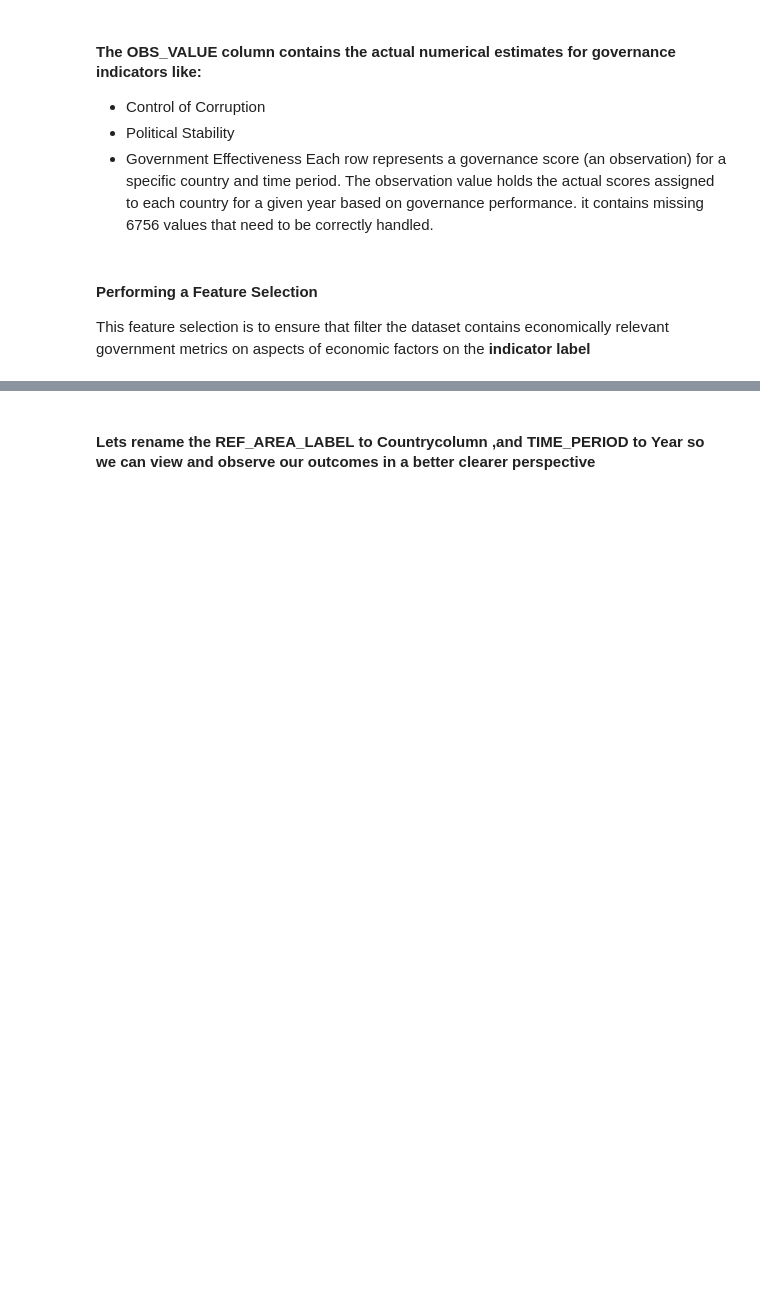
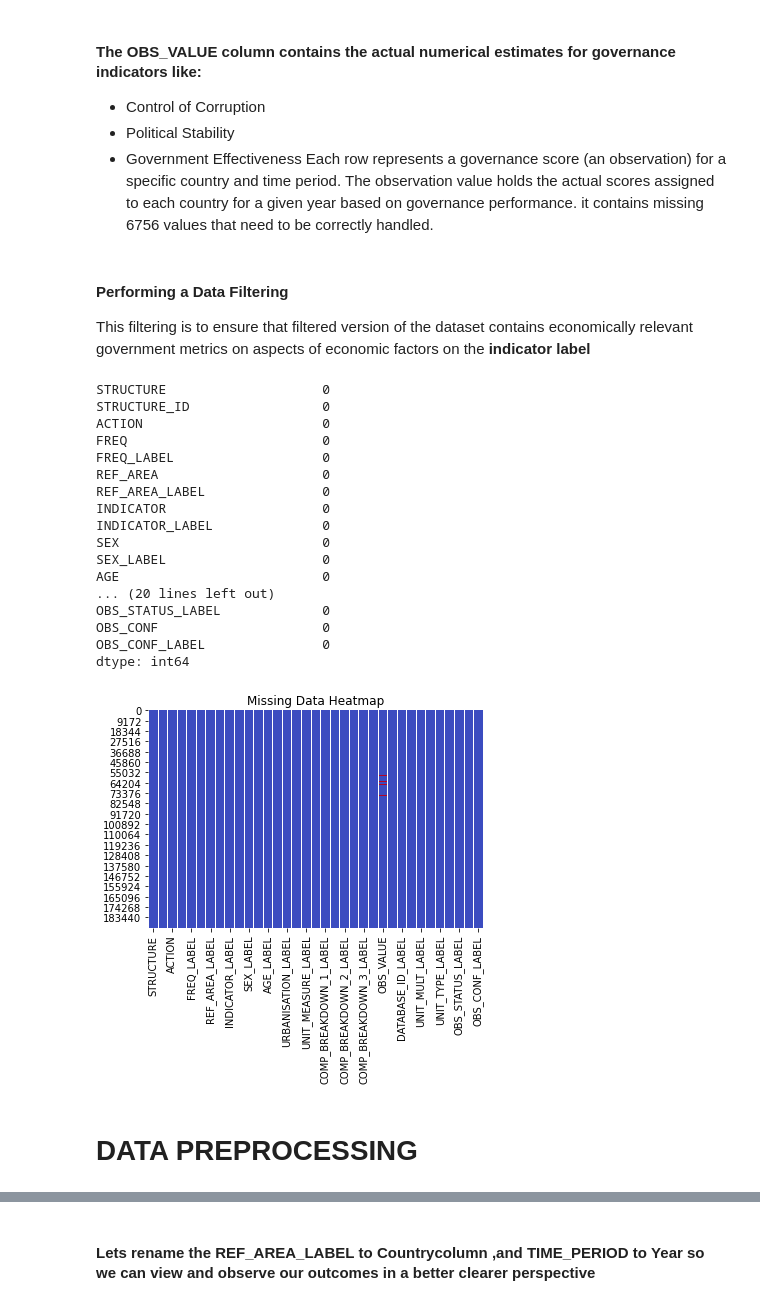
Before and after one commit to AUSTIN-QuadrantLOOM/project-phase-three, a Jupyter notebook: Macro economic risk of Graft analysis.ipynb, the cells around one changed output, grey strips where cells are left out. Drawn from its saved outputs; the diff is of its cells as text; code cells hidden in the pictures; blank space fills up the shorter version.

Commit message:
data preprocessing

```diff
--- a/Macro economic risk of Graft analysis.ipynb
+++ b/Macro economic risk of Graft analysis.ipynb
@@ -140,8 +141,37 @@ dtype: int64
 Each row represents a governance score (an observation) for a specific country and time period.
 The observation value holds the actual scores assigned to each country for a given year based on governance performance. it contains missing 6756 values that need to be correctly handled.
 # %% [markdown]
-#### Performing a Feature Selection
-This feature selection is to ensure that filter the dataset contains economically relevant government metrics on aspects of economic factors on the **indicator label**
+#### Performing a Data Filtering
+This filtering is to ensure that filtered version of the dataset contains economically relevant government metrics on aspects of economic factors on the **indicator label**
+# %%
+import seaborn as sns
+import matplotlib.pyplot as plt
+
+print(df.isnull().sum())  # Count missing values
+sns.heatmap(df.isnull(), cbar=False, cmap="coolwarm")
+plt.title("Missing Data Heatmap")
+plt.show()
+# %% [output]
+STRUCTURE                    0
+STRUCTURE_ID                 0
+ACTION                       0
+FREQ                         0
+FREQ_LABEL                   0
+REF_AREA                     0
+REF_AREA_LABEL               0
+INDICATOR                    0
+INDICATOR_LABEL              0
+SEX                          0
+SEX_LABEL                    0
+AGE                          0
+... (20 lines left out)
+OBS_STATUS_LABEL             0
+OBS_CONF                     0
+OBS_CONF_LABEL               0
+dtype: int64
+[figure, added]
+# %% [markdown]
+# DATA PREPROCESSING
 # %%
 # Define relevant governance indicators
 governance_indicators = [
```
Also changed, not shown: parts of 3 cells of this notebook, 1 other file.
